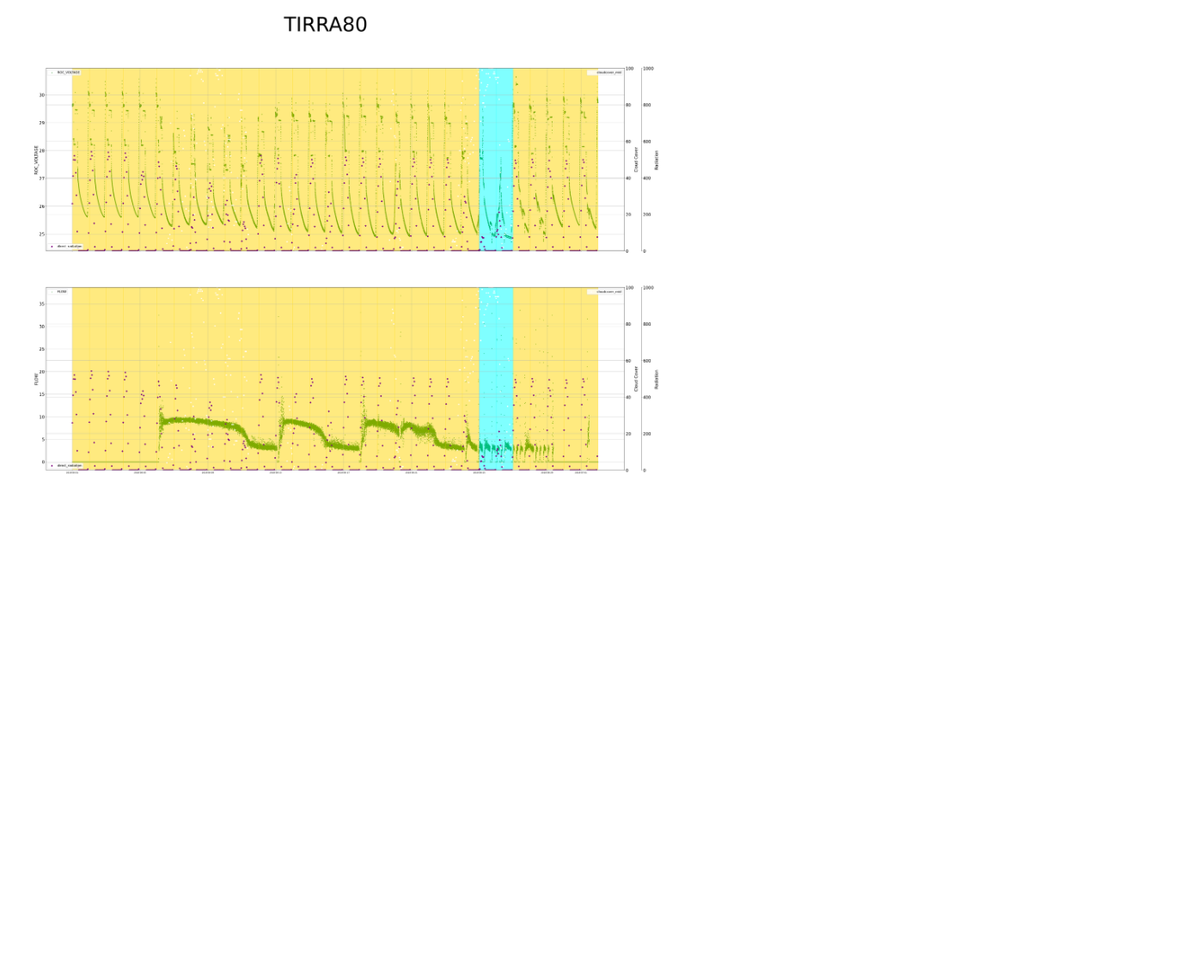
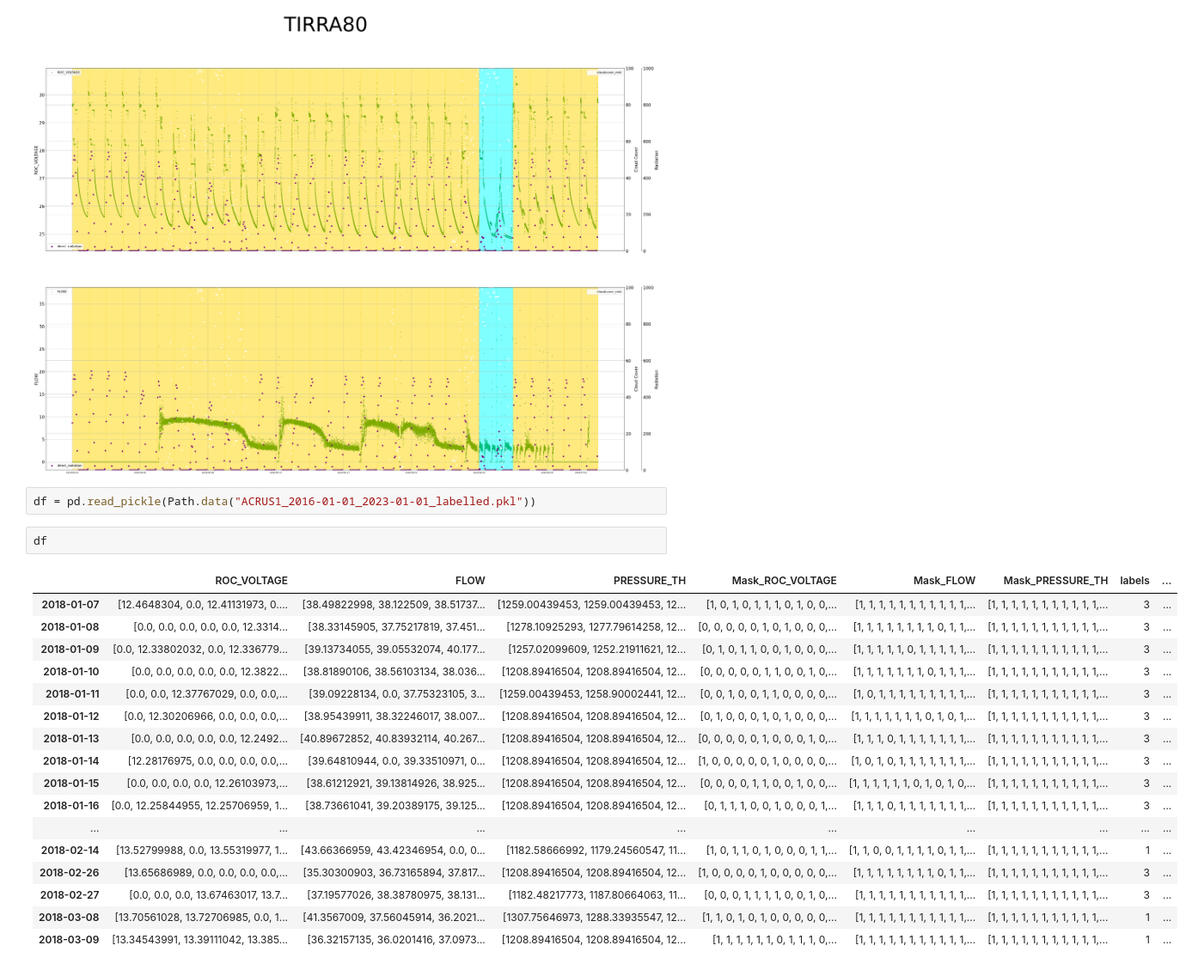
Before and after one commit to HarryLe95/Consilium_ROC_HOANG, a Jupyter notebook: app/Weather_Classification.ipynb, the cells around one changed output. Shown at 86% size. Cells and saved outputs as stored; diff of their text form; blank space fills up the shorter version.

```diff
--- a/app/Weather_Classification.ipynb
+++ b/app/Weather_Classification.ipynb
@@ -156,3 +156,25 @@ fig = plot_ROC(raw_df=well_df,
 fig.savefig(Path.viz(f"{well_name}_{start}_{end}.png"))
 # %% [output]
 [figure]
+# %%
+df = pd.read_pickle(Path.data("ACRUS1_2016-01-01_2023-01-01_labelled.pkl"))
+# %%
+df
+# %% [output]
+|  | ROC_VOLTAGE | FLOW | PRESSURE_TH | Mask_ROC_VOLTAGE | Mask_FLOW | Mask_PRESSURE_TH | labels | ... |
+| 2018-01-07 | [12.4648304, 0.0, 12.41131973, 0.... | [38.49822998, 38.122509, 38.51737... | [1259.00439453, 1259.00439453, 12... | [1, 0, 1, 0, 1, 1, 1, 0, 1, 0, 0,... | [1, 1, 1, 1, 1, 1, 1, 1, 1, 1, 1,... | [1, 1, 1, 1, 1, 1, 1, 1, 1, 1, 1,... | 3 | ... |
+| 2018-01-08 | [0.0, 0.0, 0.0, 0.0, 0.0, 12.3314... | [38.33145905, 37.75217819, 37.451... | [1278.10925293, 1277.79614258, 12... | [0, 0, 0, 0, 0, 1, 0, 1, 0, 0, 0,... | [1, 1, 1, 1, 1, 1, 1, 1, 0, 1, 1,... | [1, 1, 1, 1, 1, 1, 1, 1, 1, 1, 1,... | 3 | ... |
+| 2018-01-09 | [0.0, 12.33802032, 0.0, 12.336779... | [39.13734055, 39.05532074, 40.177... | [1257.02099609, 1252.21911621, 12... | [0, 1, 0, 1, 1, 0, 0, 1, 0, 0, 0,... | [1, 1, 1, 1, 1, 0, 1, 1, 1, 1, 1,... | [1, 1, 1, 1, 1, 1, 1, 1, 1, 1, 1,... | 3 | ... |
+| 2018-01-10 | [0.0, 0.0, 0.0, 0.0, 0.0, 12.3822... | [38.81890106, 38.56103134, 38.036... | [1208.89416504, 1208.89416504, 12... | [0, 0, 0, 0, 0, 1, 1, 0, 0, 1, 0,... | [1, 1, 1, 1, 1, 1, 1, 0, 1, 1, 1,... | [1, 1, 1, 1, 1, 1, 1, 1, 1, 1, 1,... | 3 | ... |
+| 2018-01-11 | [0.0, 0.0, 12.37767029, 0.0, 0.0,... | [39.09228134, 0.0, 37.75323105, 3... | [1259.00439453, 1258.90002441, 12... | [0, 0, 1, 0, 0, 1, 1, 0, 0, 0, 0,... | [1, 0, 1, 1, 1, 1, 1, 1, 1, 1, 1,... | [1, 1, 1, 1, 1, 1, 1, 1, 1, 1, 1,... | 3 | ... |
+| 2018-01-12 | [0.0, 12.30206966, 0.0, 0.0, 0.0,... | [38.95439911, 38.32246017, 38.007... | [1208.89416504, 1208.89416504, 12... | [0, 1, 0, 0, 0, 1, 0, 1, 0, 0, 0,... | [1, 1, 1, 1, 1, 1, 1, 0, 1, 0, 1,... | [1, 1, 1, 1, 1, 1, 1, 1, 1, 1, 1,... | 3 | ... |
+| 2018-01-13 | [0.0, 0.0, 0.0, 0.0, 0.0, 12.2492... | [40.89672852, 40.83932114, 40.267... | [1208.89416504, 1208.89416504, 12... | [0, 0, 0, 0, 0, 1, 0, 0, 0, 1, 0,... | [1, 1, 1, 0, 1, 1, 1, 1, 1, 1, 1,... | [1, 1, 1, 1, 1, 1, 1, 1, 1, 1, 1,... | 3 | ... |
+| 2018-01-14 | [12.28176975, 0.0, 0.0, 0.0, 0.0,... | [39.64810944, 0.0, 39.33510971, 0... | [1208.89416504, 1208.89416504, 12... | [1, 0, 0, 0, 0, 0, 1, 0, 0, 0, 0,... | [1, 0, 1, 0, 1, 1, 1, 1, 1, 1, 1,... | [1, 1, 1, 1, 1, 1, 1, 1, 1, 1, 1,... | 3 | ... |
+| 2018-01-15 | [0.0, 0.0, 0.0, 0.0, 12.26103973,... | [38.61212921, 39.13814926, 38.925... | [1208.89416504, 1208.89416504, 12... | [0, 0, 0, 0, 1, 1, 0, 0, 1, 0, 0,... | [1, 1, 1, 1, 1, 1, 0, 1, 0, 1, 0,... | [1, 1, 1, 1, 1, 1, 1, 1, 1, 1, 1,... | 3 | ... |
+| 2018-01-16 | [0.0, 12.25844955, 12.25706959, 1... | [38.73661041, 39.20389175, 39.125... | [1208.89416504, 1208.89416504, 12... | [0, 1, 1, 1, 0, 0, 1, 0, 0, 0, 1,... | [1, 1, 1, 0, 1, 1, 1, 1, 1, 1, 1,... | [1, 1, 1, 1, 1, 1, 1, 1, 1, 1, 1,... | 3 | ... |
+| ... | ... | ... | ... | ... | ... | ... | ... | ... |
+| 2018-02-14 | [13.52799988, 0.0, 13.55319977, 1... | [43.66366959, 43.42346954, 0.0, 0... | [1182.58666992, 1179.24560547, 11... | [1, 0, 1, 1, 0, 1, 0, 0, 0, 1, 1,... | [1, 1, 0, 0, 1, 1, 1, 1, 0, 1, 1,... | [1, 1, 1, 1, 1, 1, 1, 1, 1, 1, 1,... | 1 | ... |
+| 2018-02-26 | [13.65686989, 0.0, 0.0, 0.0, 0.0,... | [35.30300903, 36.73165894, 37.817... | [1208.89416504, 1208.89416504, 12... | [1, 0, 0, 0, 0, 1, 0, 0, 0, 0, 0,... | [1, 1, 1, 1, 1, 1, 1, 1, 0, 1, 1,... | [1, 1, 1, 1, 1, 1, 1, 1, 1, 1, 1,... | 3 | ... |
+| 2018-02-27 | [0.0, 0.0, 0.0, 13.67463017, 13.7... | [37.19577026, 38.38780975, 38.131... | [1182.48217773, 1187.80664063, 11... | [0, 0, 0, 1, 1, 1, 1, 0, 0, 1, 0,... | [1, 1, 1, 1, 1, 1, 1, 1, 1, 1, 1,... | [1, 1, 1, 1, 1, 1, 1, 1, 1, 1, 1,... | 3 | ... |
+| 2018-03-08 | [13.70561028, 13.72706985, 0.0, 1... | [41.3567009, 37.56045914, 36.2021... | [1307.75646973, 1288.33935547, 12... | [1, 1, 0, 1, 0, 1, 0, 0, 0, 0, 0,... | [1, 1, 1, 1, 1, 1, 1, 1, 1, 1, 1,... | [1, 1, 1, 1, 1, 1, 1, 1, 1, 1, 1,... | 1 | ... |
+| 2018-03-09 | [13.34543991, 13.39111042, 13.385... | [36.32157135, 36.0201416, 37.0973... | [1208.89416504, 1208.89416504, 12... | [1, 1, 1, 1, 1, 1, 0, 1, 1, 1, 0,... | [1, 1, 1, 1, 1, 1, 1, 1, 1, 1, 1,... | [1, 1, 1, 1, 1, 1, 1, 1, 1, 1, 1,... | 1 | ... |
```
Also changed, not shown: 8 other files.
